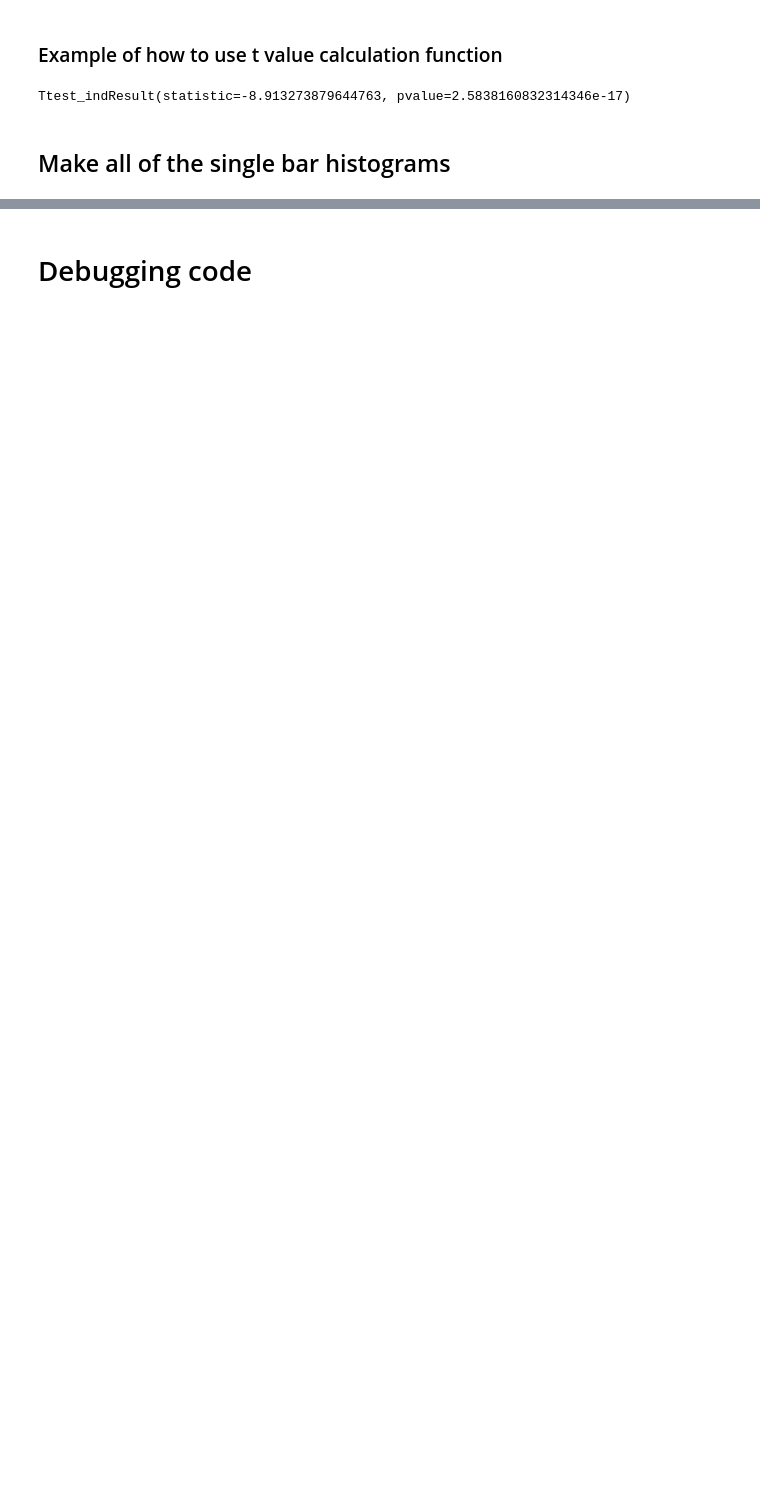
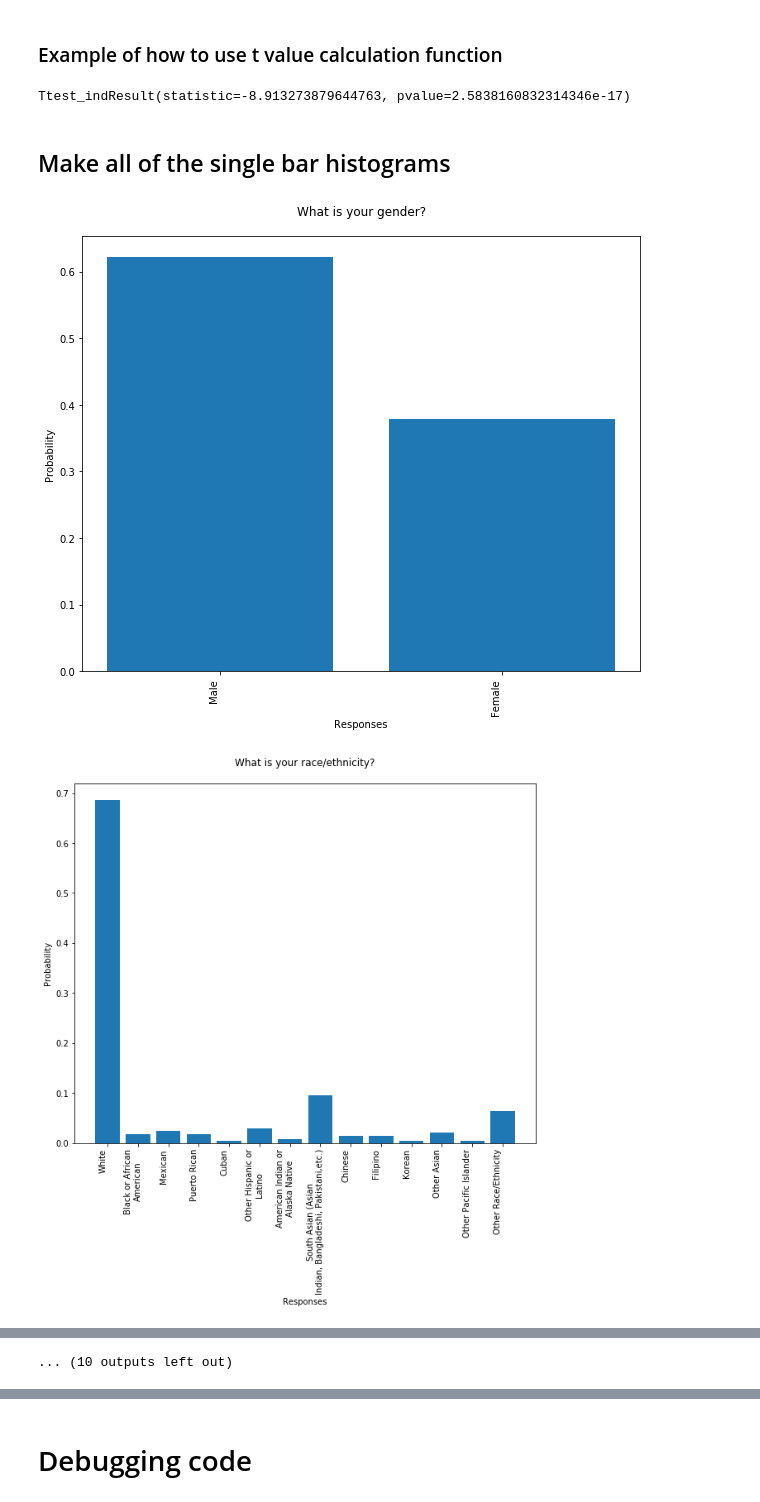
Before and after one commit to hwright-ucsb/ethics_study, a Jupyter notebook: notebooks/Analysis.ipynb, the cells around one changed output, grey strips where cells are left out. Saved outputs shown, nothing was run; the diff lists cells and outputs as text; code cells hidden in the pictures; blank space fills up the shorter version.

```diff
--- a/notebooks/Analysis.ipynb
+++ b/notebooks/Analysis.ipynb
@@ -332,7 +348,15 @@ print(res)
 Ttest_indResult(statistic=-8.913273879644763, pvalue=2.5838160832314346e-17)
 # %% [markdown]
 ## Make all of the single bar histograms
+# %%
+disp_means = [True] * 22
+disp_means[0] = False; disp_means[0] = False; disp_means[1] = False; disp_means[2] = False; disp_means[3] = False; disp_means[4] = False
+disp_means = dict(zip(my_keys, disp_means))
 # %%
-# this function is for categorical histogram data
-create_histogram(data, 'Q07_1', column_mapping, text_mapping, prob=True, include_non_answers=True,
-                show_mean=True, show_resp_row_num=387)
+
+for t in my_keys:
+    create_histogram(data, t, column_mapping, text_mapping, prob=True, include_non_answers=False,
+                     show_mean=disp_means[t])
+# %% [output]
+[figure, added]
+[figure, added]
@@ -338,0 +373 @@ create_histogram(data, 'Q07_1', column_mapping, text_mapping, prob=True, include
+... (10 outputs left out)
```
Also changed, not shown: parts of 13 cells of this notebook.
